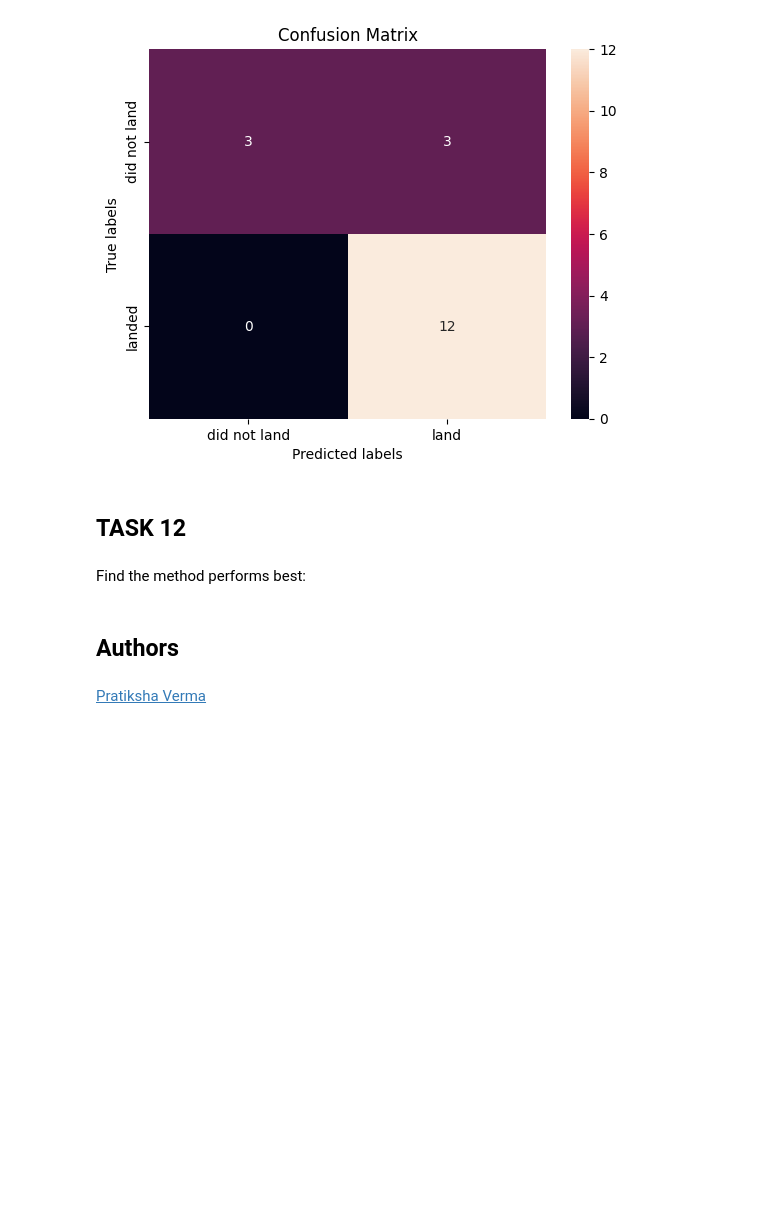
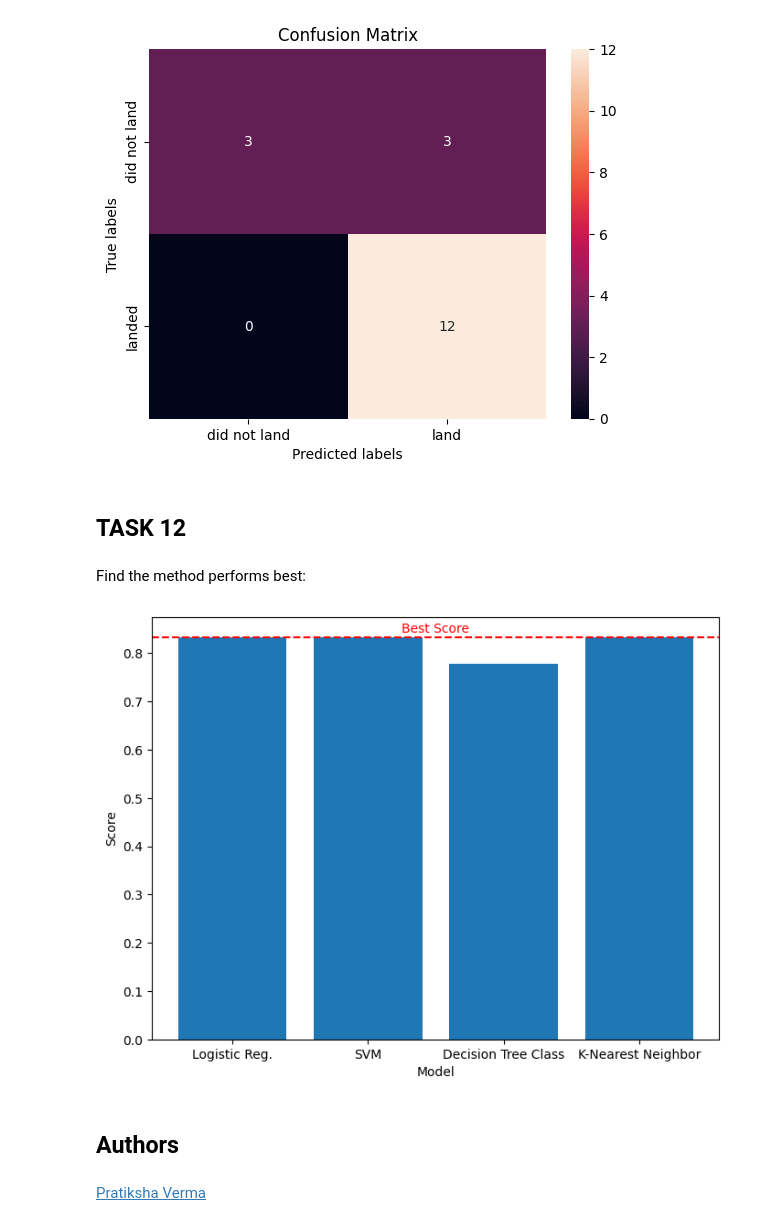
Before and after one commit to twainscott21/Applied_Data_Science_Capstone-Coursera, a Jupyter notebook: SpaceX_Machine Learning Prediction_Part_5.ipynb, the cells around one changed output. Drawn from its saved outputs; the diff is of its cells as text; code cells hidden in the pictures; blank space fills up the shorter version.

```diff
--- a/SpaceX_Machine Learning Prediction_Part_5.ipynb
+++ b/SpaceX_Machine Learning Prediction_Part_5.ipynb
@@ -341,6 +349,18 @@ plot_confusion_matrix(Y_test,yhat)
 ## TASK  12
 # %% [markdown]
 Find the method performs best:
+# %%
+model_scores_test = [model.score(X_test, Y_test) for model in [logreg_cv, svm_cv, tree_cv, knn_cv]]
+
+plt.figure(figsize=(8,6))
+plt.bar(["Logistic Reg.", "SVM", "Decision Tree Class", "K-Nearest Neighbor"], model_scores_test)
+plt.axhline(y = max(model_scores_test), color = 'r', linestyle = '--')
+plt.text(1.25, max(model_scores_test)+0.03, "Best Score", va = "top", color = 'r', ha = "left")
+plt.xlabel("Model")
+plt.ylabel("Score")
+plt.show()
+# %% [output]
+[figure, added]
 # %% [markdown]
 ## Authors
 # %% [markdown]
```
Also changed, not shown: parts of 4 cells of this notebook.
